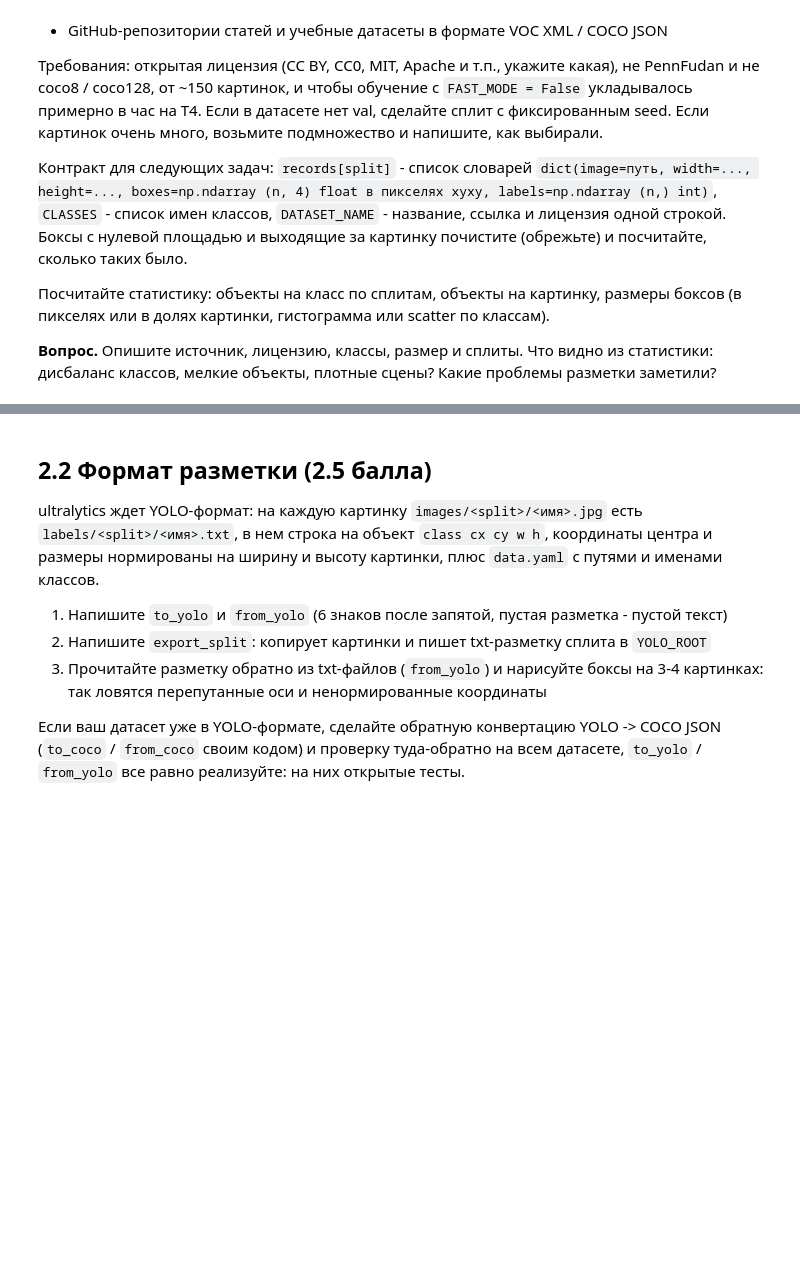
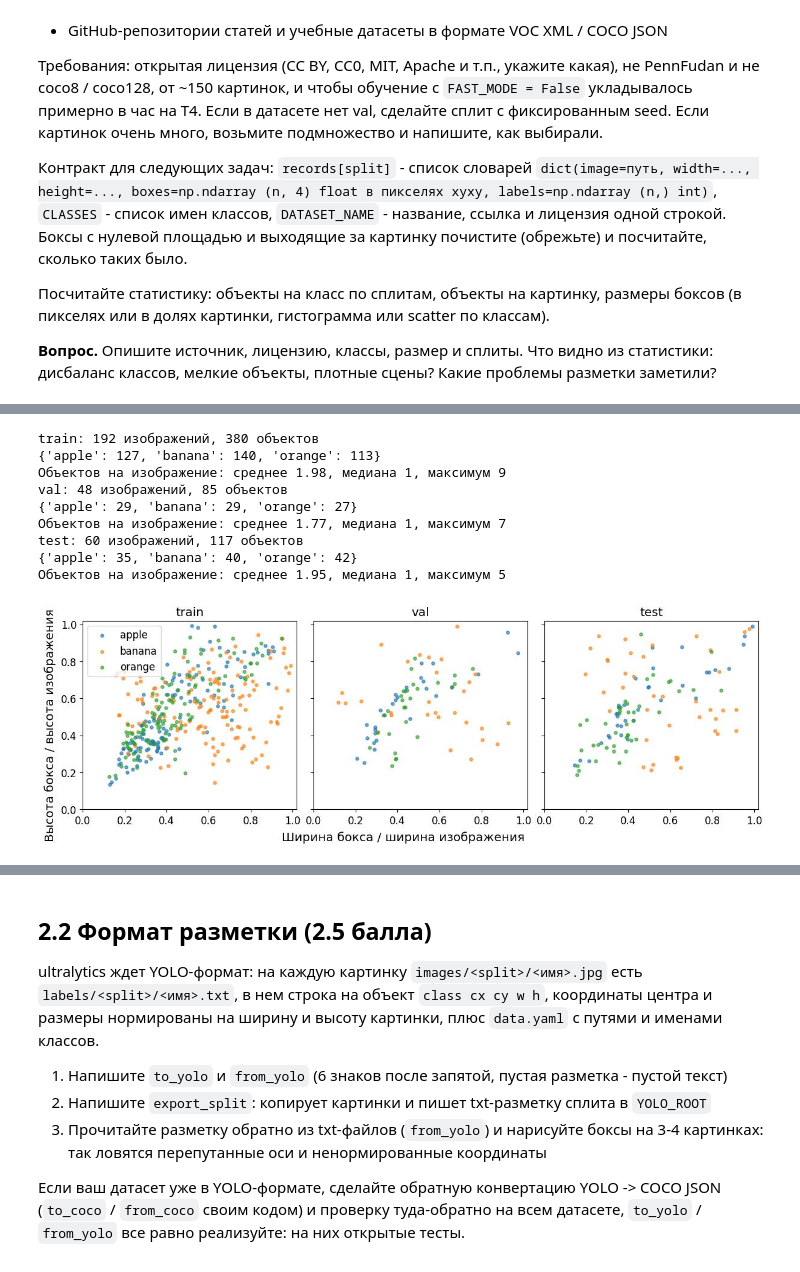
Before and after one commit to dmitmorozov/dl-hw2, a Jupyter notebook: hw2_cv.ipynb, the cells around one changed output, grey strips where cells are left out. Cells and saved outputs as stored; diff of their text form; code cells hidden in the pictures; blank space fills up the shorter version.

```diff
--- a/hw2_cv.ipynb
+++ b/hw2_cv.ipynb
@@ -268,5 +386,35 @@ for split, recs in records.items():
 # %%
-# ваш код
-raise NotImplementedError
+fig, axes = plt.subplots(1, len(records), figsize=(12, 4), sharex=True, sharey=True, layout='constrained')
+for (split, recs), ax in zip(records.items(), axes):
+    labels = np.concatenate([r['labels'] for r in recs])
+    counts = Counter(labels)
+    per_image = np.array([len(r['labels']) for r in recs])
+    print(f'{split}: {len(recs)} изображений, {len(labels)} объектов')
+    print({name: counts[i] for i, name in enumerate(CLASSES)})
+    print(f'Объектов на изображение: среднее {per_image.mean():.2f}, '
+          f'медиана {np.median(per_image):.0f}, максимум {per_image.max()}')
+
+    sizes = np.concatenate([(r['boxes'][:, 2:] - r['boxes'][:, :2]) / [r['width'], r['height']]
+                            for r in recs])
+    for i, name in enumerate(CLASSES):
+        class_sizes = sizes[labels == i]
+        ax.scatter(class_sizes[:, 0], class_sizes[:, 1], s=14, alpha=0.65, label=name)
+    ax.set(title=split, xlim=(0, 1.02), ylim=(0, 1.02))
+
+axes[0].legend()
+fig.supxlabel('Ширина бокса / ширина изображения')
+fig.supylabel('Высота бокса / высота изображения')
+plt.show()
+# %% [output]
+train: 192 изображений, 380 объектов
+{'apple': 127, 'banana': 140, 'orange': 113}
+Объектов на изображение: среднее 1.98, медиана 1, максимум 9
+val: 48 изображений, 85 объектов
+{'apple': 29, 'banana': 29, 'orange': 27}
+Объектов на изображение: среднее 1.77, медиана 1, максимум 7
+test: 60 изображений, 117 объектов
+{'apple': 35, 'banana': 40, 'orange': 42}
+Объектов на изображение: среднее 1.95, медиана 1, максимум 5
+[figure, added]
 # %% [markdown]
 **Ответ:**
```
Also changed, not shown: parts of 47 cells of this notebook, 4 other files.
